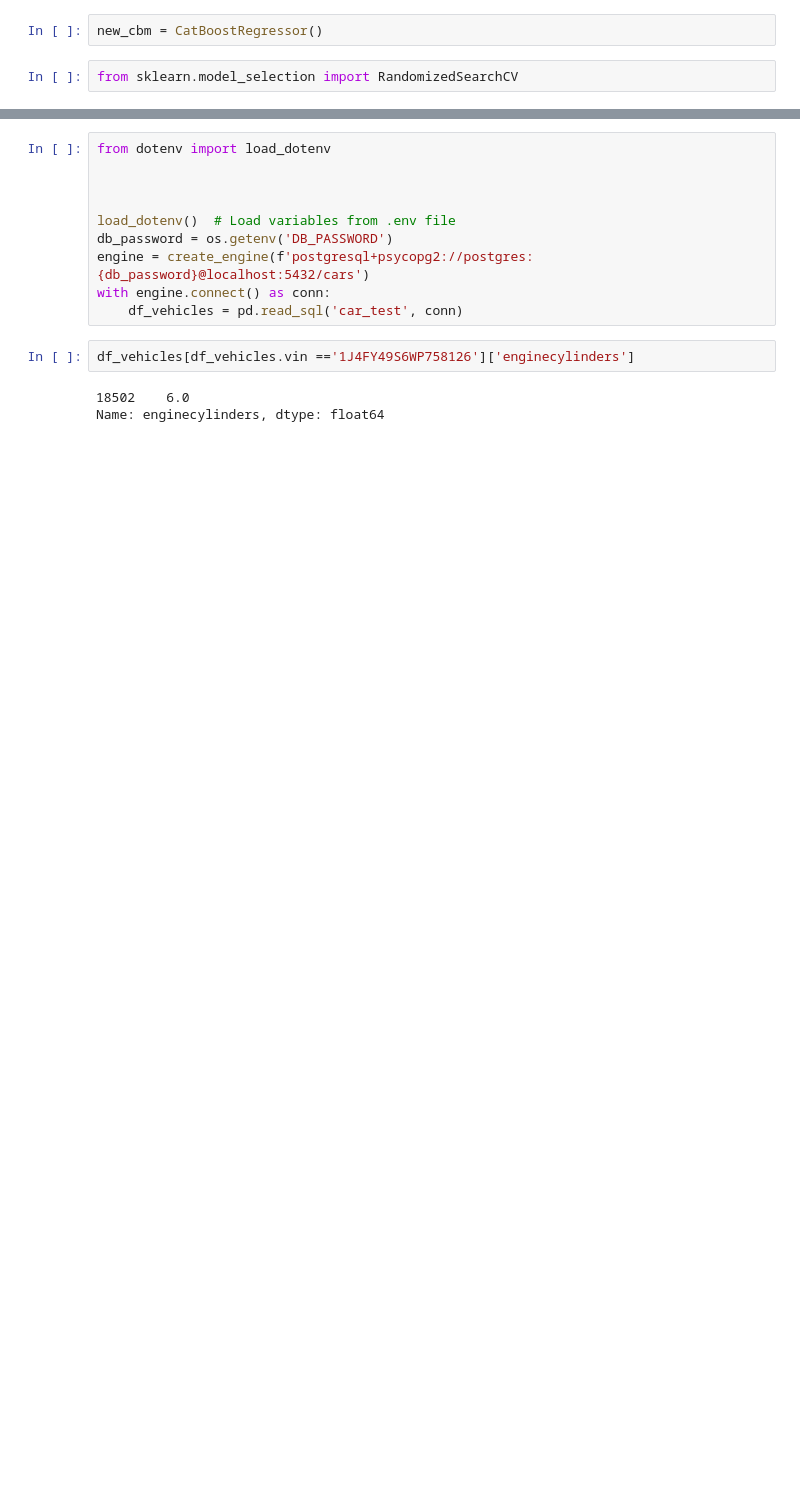
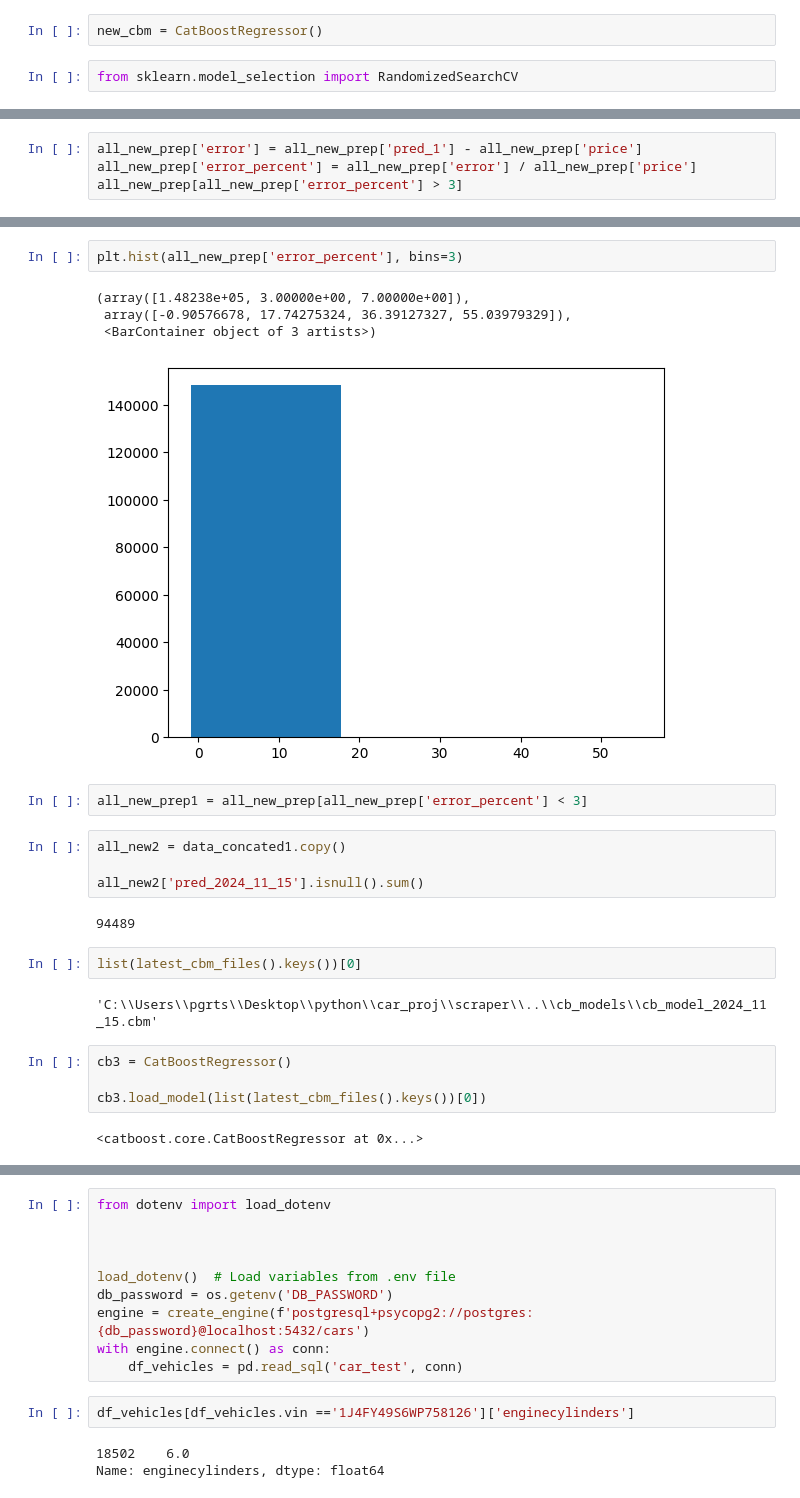
Before and after one commit to pgrts/car_proj, a Jupyter notebook: scraper/clean_preds_repeats.ipynb, the cells around one changed output, grey strips where cells are left out. Drawn from its saved outputs; the diff is of its cells as text; blank space fills up the shorter version.

```diff
--- a/scraper/clean_preds_repeats.ipynb
+++ b/scraper/clean_preds_repeats.ipynb
@@ -347,0 +2228,4 @@ None
+# %%
+all_new_prep['error'] = all_new_prep['pred_1'] - all_new_prep['price']
+all_new_prep['error_percent'] = all_new_prep['error'] / all_new_prep['price']
+all_new_prep[all_new_prep['error_percent'] > 3]
@@ -347,0 +2256,25 @@ None
+# %%
+plt.hist(all_new_prep['error_percent'], bins=3)
+# %% [output]
+(array([1.48238e+05, 3.00000e+00, 7.00000e+00]),
+ array([-0.90576678, 17.74275324, 36.39127327, 55.03979329]),
+ <BarContainer object of 3 artists>)
+[figure, added]
+# %%
+all_new_prep1 = all_new_prep[all_new_prep['error_percent'] < 3]
+# %%
+all_new2 = data_concated1.copy()
+
+all_new2['pred_2024_11_15'].isnull().sum()
+# %% [output]
+94489
+# %%
+list(latest_cbm_files().keys())[0]
+# %% [output]
+'C:\\Users\\pgrts\\Desktop\\python\\car_proj\\scraper\\..\\cb_models\\cb_model_2024_11_15.cbm'
+# %%
+cb3 = CatBoostRegressor()
+
+cb3.load_model(list(latest_cbm_files().keys())[0])
+# %% [output]
+<catboost.core.CatBoostRegressor at 0x...>
```
Also changed, not shown: parts of 189 cells of this notebook, 27 other files.
